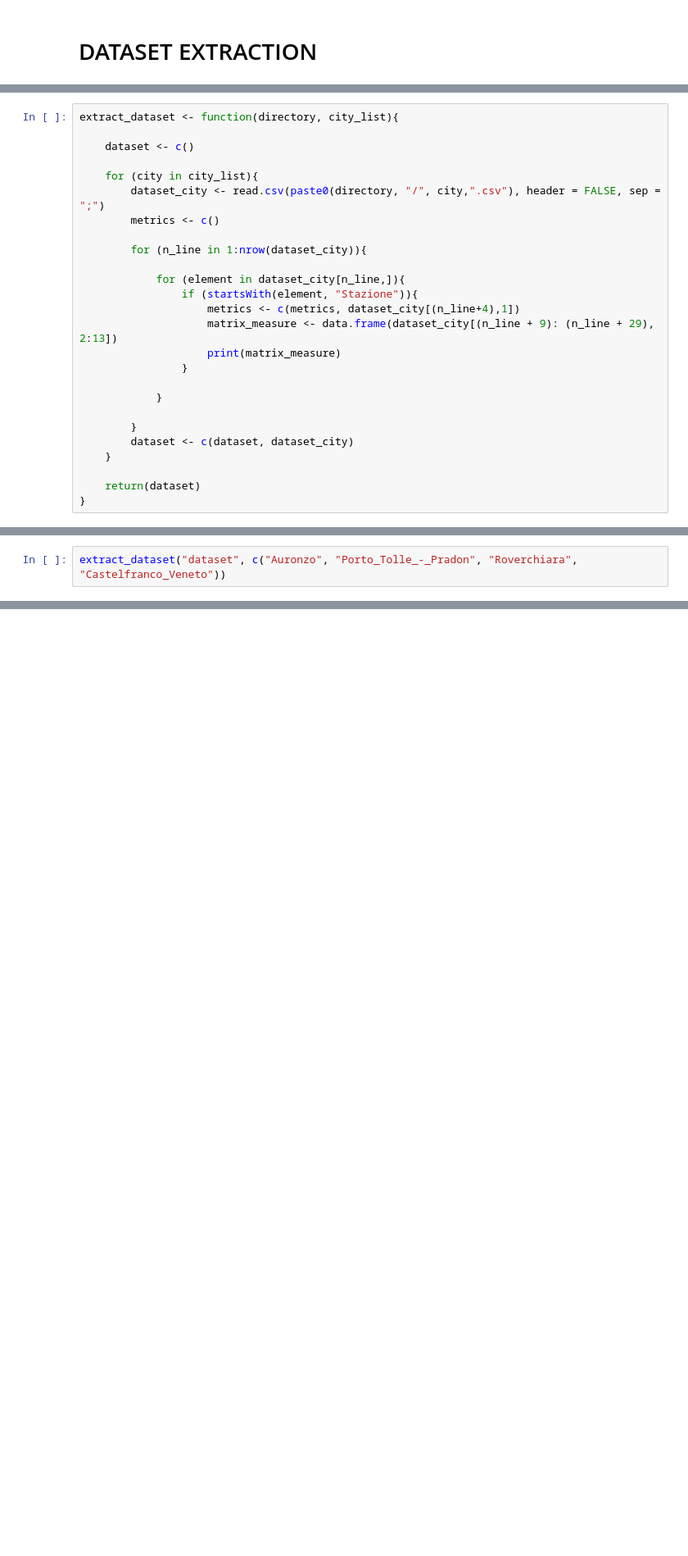
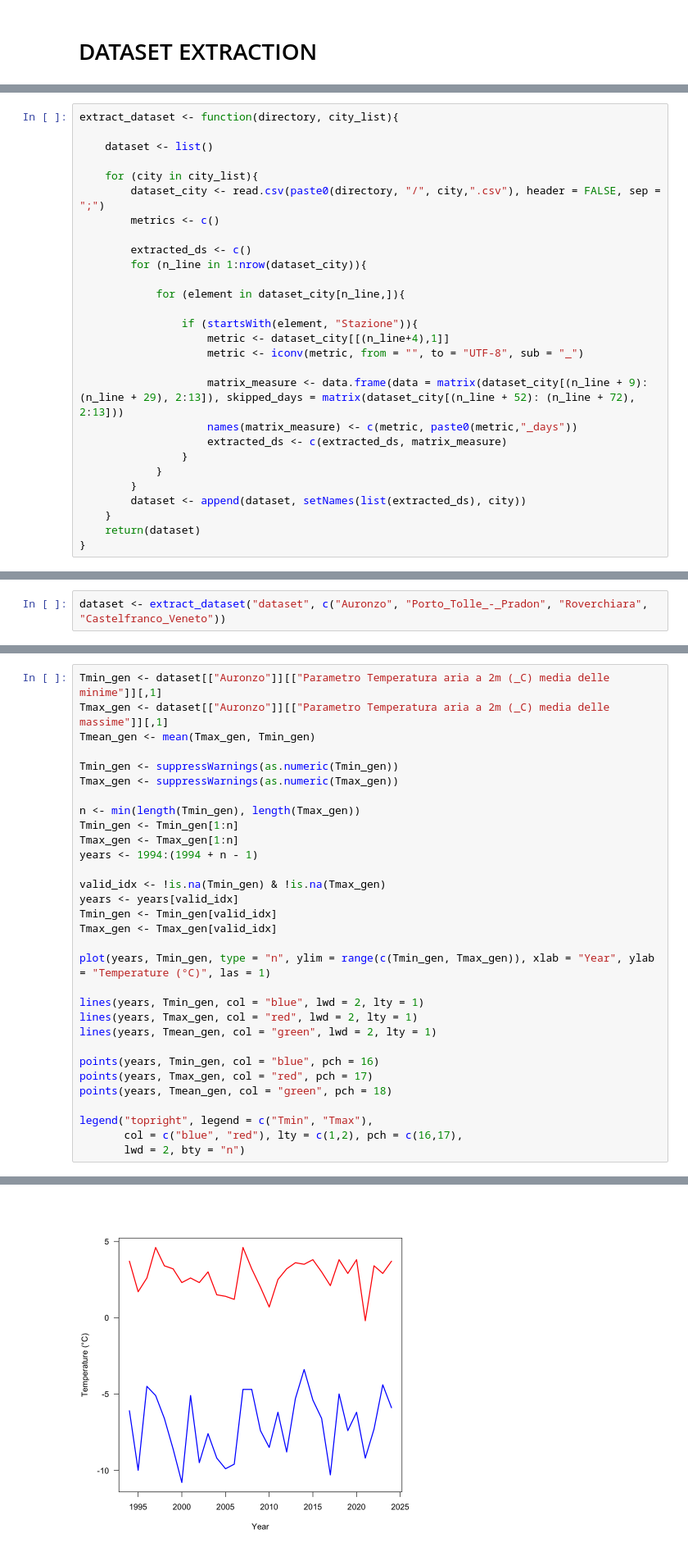
Before and after one commit to RaffaeleSabatini/ASPA_Proj07, a Jupyter notebook: main.ipynb, the cells around one changed output, grey strips where cells are left out. Shown at 82% size. Saved outputs shown, nothing was run; the diff lists cells and outputs as text; blank space fills up the shorter version.

```diff
--- a/main.ipynb
+++ b/main.ipynb
@@ -26,26 +20,28 @@ A data.frame: 30 × 14
 # %%
 extract_dataset <- function(directory, city_list){
 
-    dataset <- c()
+    dataset <- list()
 
     for (city in city_list){
         dataset_city <- read.csv(paste0(directory, "/", city,".csv"), header = FALSE, sep = ";")
         metrics <- c()
 
+        extracted_ds <- c()
         for (n_line in 1:nrow(dataset_city)){
 
             for (element in dataset_city[n_line,]){
+
                 if (startsWith(element, "Stazione")){
-                    metrics <- c(metrics, dataset_city[(n_line+4),1])
-                    matrix_measure <- data.frame(dataset_city[(n_line + 9): (n_line + 29), 2:13])
-                    print(matrix_measure)
+                    metric <- dataset_city[[(n_line+4),1]]
+                    metric <- iconv(metric, from = "", to = "UTF-8", sub = "_")
+
+                    matrix_measure <- data.frame(data = matrix(dataset_city[(n_line + 9): (n_line + 29), 2:13]), skipped_days = matrix(dataset_city[(n_line + 52): (n_line + 72), 2:13]))
+                    names(matrix_measure) <- c(metric, paste0(metric,"_days"))
+                    extracted_ds <- c(extracted_ds, matrix_measure)
                 }
-
             }
-
         }
-        dataset <- c(dataset, dataset_city)
+        dataset <- append(dataset, setNames(list(extracted_ds), city))
     }
-
     return(dataset)
 }
@@ -52,2 +103,2 @@ extract_dataset <- function(directory, city_list){
 # %%
-extract_dataset("dataset", c("Auronzo", "Porto_Tolle_-_Pradon", "Roverchiara", "Castelfranco_Veneto"))
+dataset <- extract_dataset("dataset", c("Auronzo", "Porto_Tolle_-_Pradon", "Roverchiara", "Castelfranco_Veneto"))
@@ -88,0 +114,32 @@ $V1
+# %%
+Tmin_gen <- dataset[["Auronzo"]][["Parametro Temperatura aria a 2m (_C) media delle minime"]][,1]
+Tmax_gen <- dataset[["Auronzo"]][["Parametro Temperatura aria a 2m (_C) media delle massime"]][,1]
+Tmean_gen <- mean(Tmax_gen, Tmin_gen)
+
+Tmin_gen <- suppressWarnings(as.numeric(Tmin_gen))
+Tmax_gen <- suppressWarnings(as.numeric(Tmax_gen))
+
+n <- min(length(Tmin_gen), length(Tmax_gen))
+Tmin_gen <- Tmin_gen[1:n]
+Tmax_gen <- Tmax_gen[1:n]
+years <- 1994:(1994 + n - 1)
+
+valid_idx <- !is.na(Tmin_gen) & !is.na(Tmax_gen)
+years <- years[valid_idx]
+Tmin_gen <- Tmin_gen[valid_idx]
+Tmax_gen <- Tmax_gen[valid_idx]
+
+plot(years, Tmin_gen, type = "n", ylim = range(c(Tmin_gen, Tmax_gen)), xlab = "Year", ylab = "Temperature (°C)", las = 1)
+
+lines(years, Tmin_gen, col = "blue", lwd = 2, lty = 1)
+lines(years, Tmax_gen, col = "red", lwd = 2, lty = 1)
+lines(years, Tmean_gen, col = "green", lwd = 2, lty = 1)
+
+points(years, Tmin_gen, col = "blue", pch = 16)
+points(years, Tmax_gen, col = "red", pch = 17)
+points(years, Tmean_gen, col = "green", pch = 18)
+
+legend("topright", legend = c("Tmin", "Tmax"),
+       col = c("blue", "red"), lty = c(1,2), pch = c(16,17),
+       lwd = 2, bty = "n")
+# %% [output]
@@ -88,0 +149 @@ $V1
+[figure, added]
```
Also changed, not shown: parts of 5 cells of this notebook.
